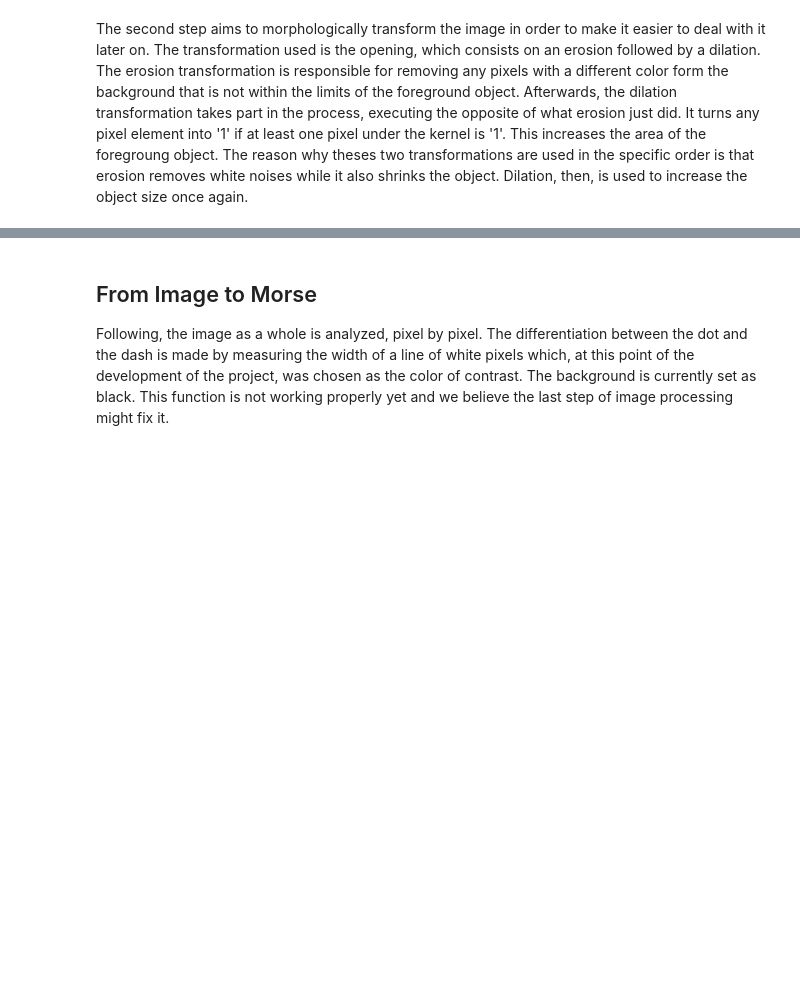
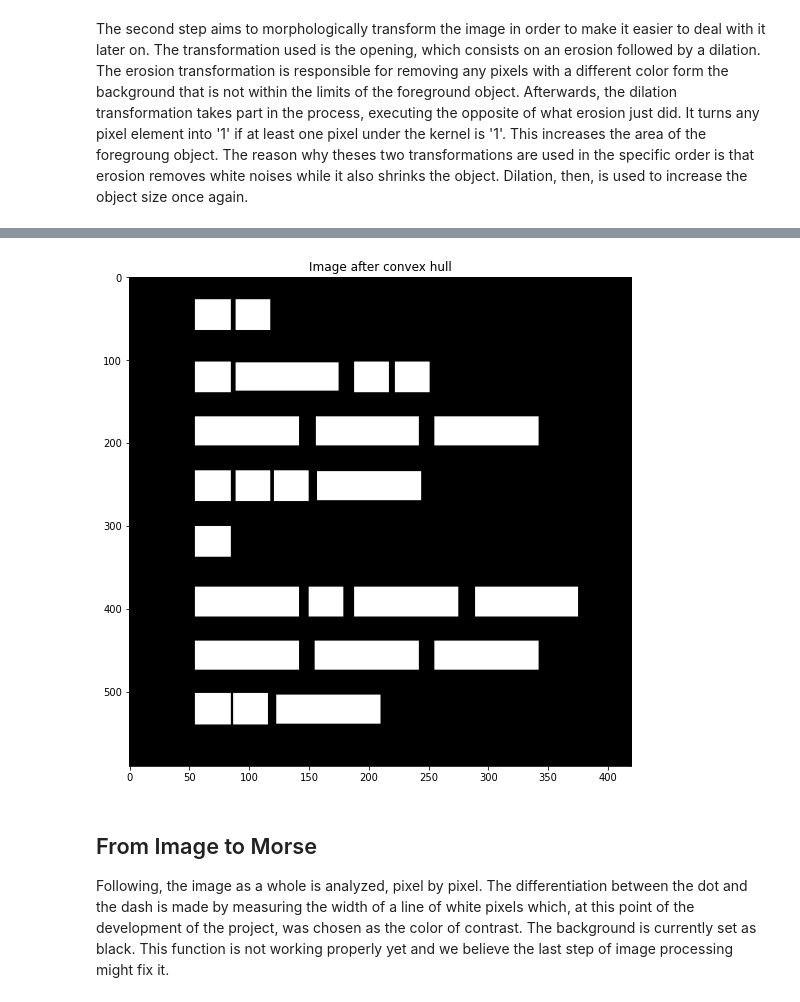
Before and after one commit to davidcairuz/image-processing-final-project, a Jupyter notebook: PartialReport.ipynb, the cells around one changed output, grey strips where cells are left out. Saved outputs shown, nothing was run; the diff lists cells and outputs as text; code cells hidden in the pictures; blank space fills up the shorter version.

```diff
--- a/PartialReport.ipynb
+++ b/PartialReport.ipynb
@@ -64,0 +75,3 @@ At this point, after the image is segmented and properly transformed, the plan i
+# %%
+contour = cv2.findContours(dilated_image.copy(),cv2.RETR_TREE,cv2.CHAIN_APPROX_SIMPLE)[0]
+copyImage = np.zeros((image.shape[0],image.shape[1],3),dtype='uint8')
@@ -65,3 +86,14 @@ At this point, after the image is segmented and properly transformed, the plan i
+# %%
+copyImage = copyImage[:,:,1]
+image = cv2.resize(copyImage,(420,590),interpolation=cv2.INTER_CUBIC)
+
+fig, ax = plt.subplots(figsize=(9, 9))
+ax.imshow(image, cmap='gray')
+ax.set_aspect('auto')
+plt.title('Image after convex hull')
+plt.show()
+# %% [output]
+[figure, added]
 # %% [markdown]
 ## From Image to Morse
 
```
Also changed, not shown: parts of 10 cells of this notebook.
